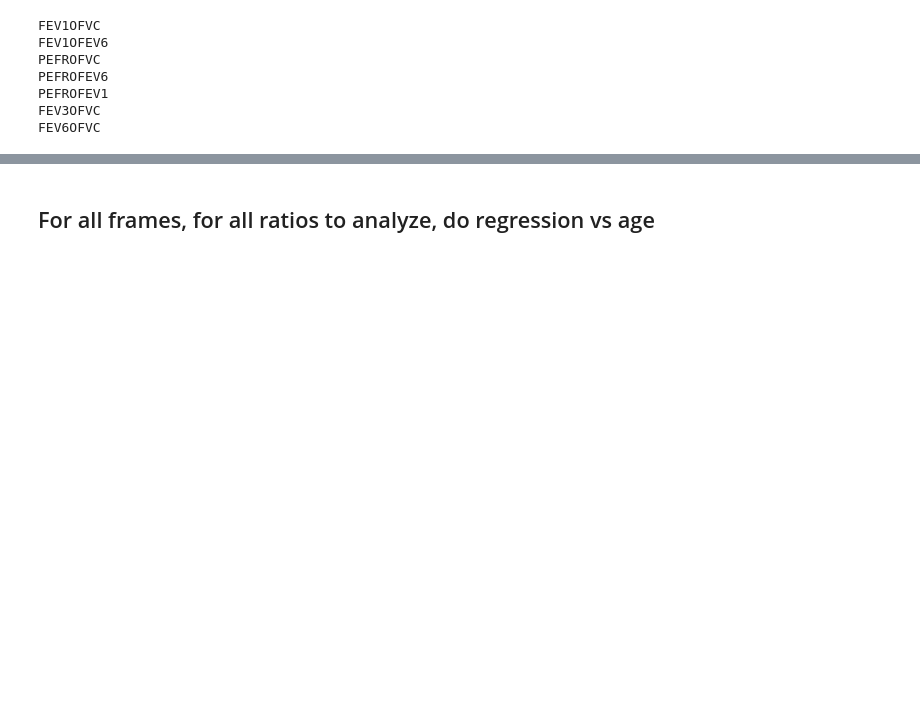
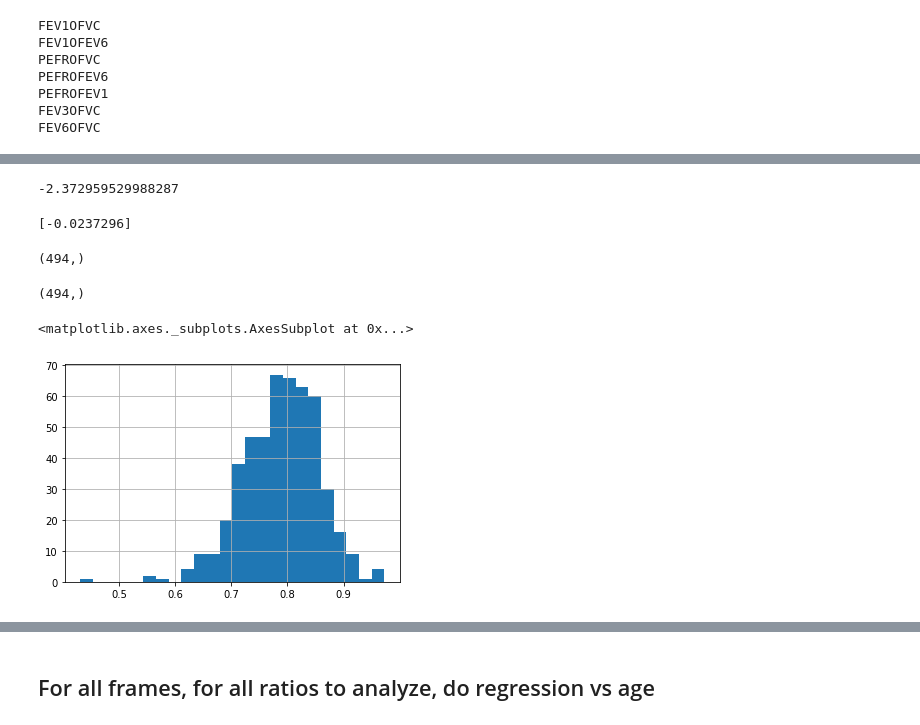
Before and after one commit to climatebrad/nhanes, a Jupyter notebook: nhanes.doug-Copy1.ipynb, the cells around one changed output, grey strips where cells are left out. Drawn from its saved outputs; the diff is of its cells as text; code cells hidden in the pictures; blank space fills up the shorter version.

```diff
--- a/nhanes.doug-Copy1.ipynb
+++ b/nhanes.doug-Copy1.ipynb
@@ -1285,0 +1367,9 @@ FEV6OFVC
+# %%
+print (*b1 * 100)
+# %% [output]
+-2.372959529988287
+# %%
+(slope) = b1
+print (slope)
+# %% [output]
+[-0.0237296]
@@ -1285,0 +1383,13 @@ FEV6OFVC
+# %%
+m20overc.FEV1OFVC.shape
+# %% [output]
+(494,)
+# %%
+m20overc.FEV1OFVCPP.shape
+# %% [output]
+(494,)
+# %%
+m20overc.FEV1OFVC.hist(bins='auto')
+# %% [output]
+<matplotlib.axes._subplots.AxesSubplot at 0x...>
+[figure, added]
```
Also changed, not shown: parts of 27 cells of this notebook.
